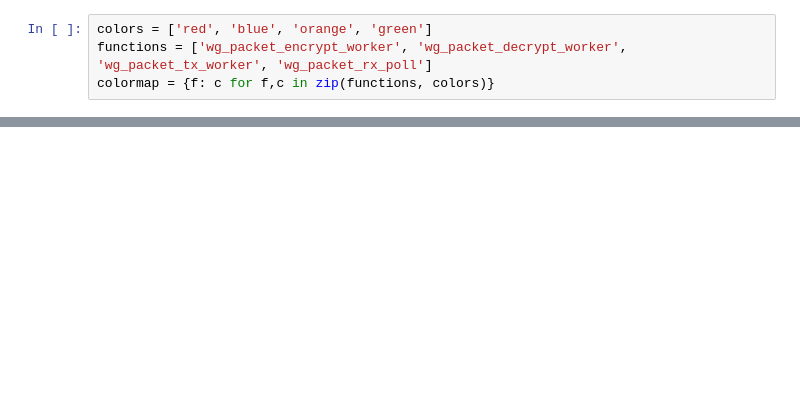
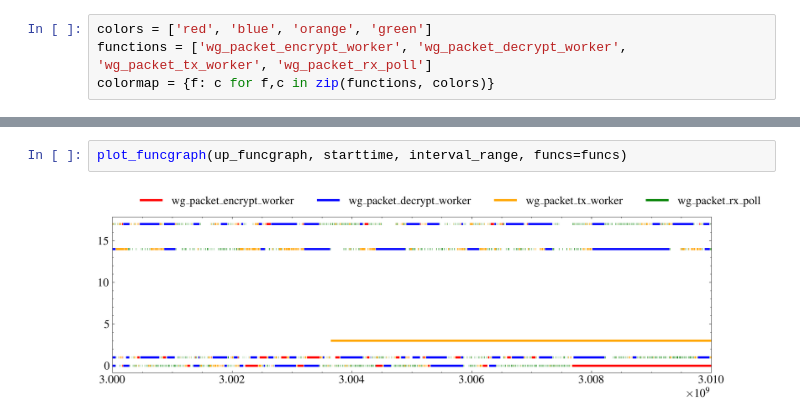
Before and after one commit to cesar237/wireguard-kernel, a Jupyter notebook: Analyze traces.ipynb, the cells around one changed output, grey strips where cells are left out. Drawn from its saved outputs; the diff is of its cells as text; blank space fills up the shorter version.

```diff
--- a/Analyze traces.ipynb
+++ b/Analyze traces.ipynb
@@ -77,0 +138,4 @@ Name: duration, dtype: float64
+# %%
+plot_funcgraph(up_funcgraph, starttime, interval_range, funcs=funcs)
+# %% [output]
+[figure, added]
```
Also changed, not shown: parts of 42 cells of this notebook, 9 other files.
